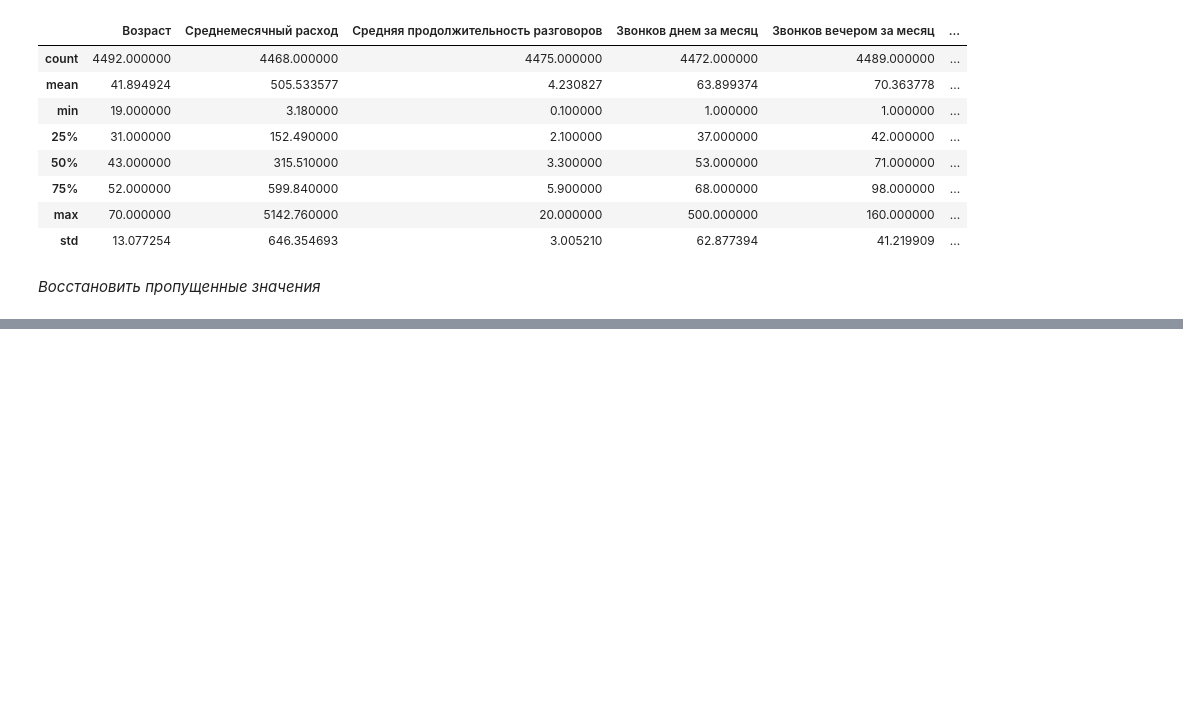
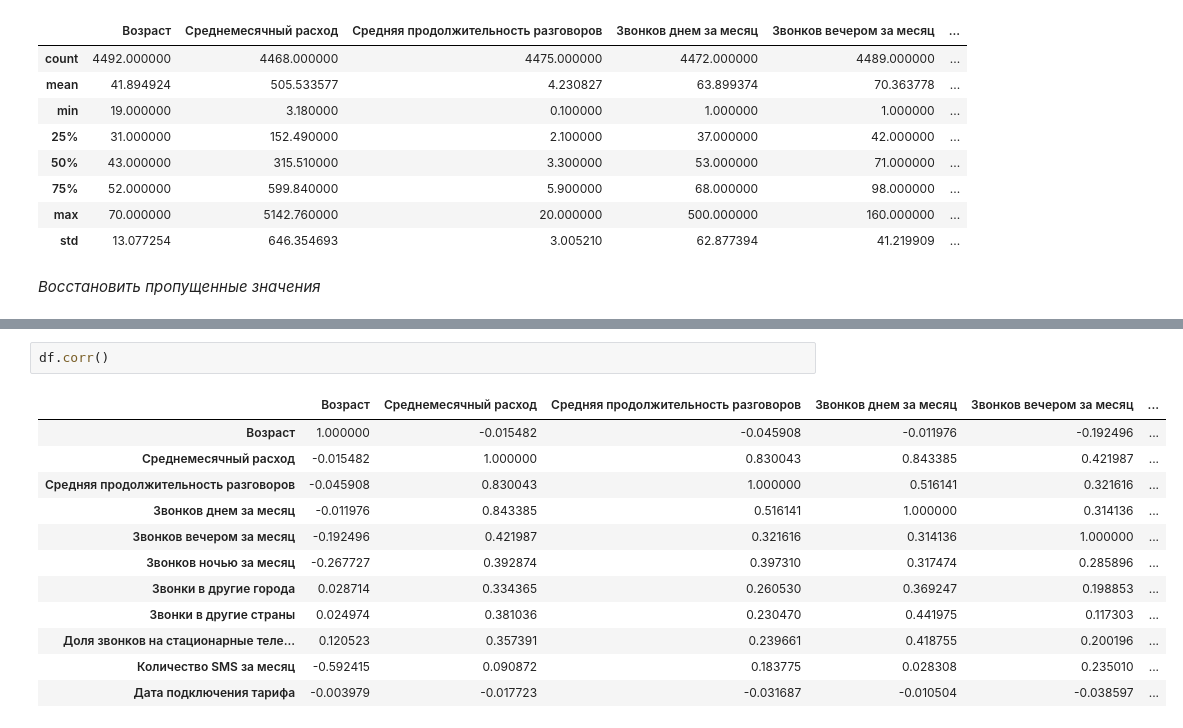
Before and after one commit to jenyadev3/Telecom-customer-base-segmentation, a Jupyter notebook: vkr_telecom.ipynb, the cells around one changed output, grey strips where cells are left out. Saved outputs shown, nothing was run; the diff lists cells and outputs as text; blank space fills up the shorter version.

```diff
--- a/vkr_telecom.ipynb
+++ b/vkr_telecom.ipynb
@@ -228,0 +220,15 @@ for col in cols:
+# %%
+df.corr()
+# %% [output]
+|  | Возраст | Среднемесячный расход | Средняя продолжительность разговоров | Звонков днем за месяц | Звонков вечером за месяц | ... |
+| Возраст | 1.000000 | -0.015482 | -0.045908 | -0.011976 | -0.192496 | ... |
+| Среднемесячный расход | -0.015482 | 1.000000 | 0.830043 | 0.843385 | 0.421987 | ... |
+| Средняя продолжительность разговоров | -0.045908 | 0.830043 | 1.000000 | 0.516141 | 0.321616 | ... |
+| Звонков днем за месяц | -0.011976 | 0.843385 | 0.516141 | 1.000000 | 0.314136 | ... |
+| Звонков вечером за месяц | -0.192496 | 0.421987 | 0.321616 | 0.314136 | 1.000000 | ... |
+| Звонков ночью за месяц | -0.267727 | 0.392874 | 0.397310 | 0.317474 | 0.285896 | ... |
+| Звонки в другие города | 0.028714 | 0.334365 | 0.260530 | 0.369247 | 0.198853 | ... |
+| Звонки в другие страны | 0.024974 | 0.381036 | 0.230470 | 0.441975 | 0.117303 | ... |
+| Доля звонков на стационарные теле... | 0.120523 | 0.357391 | 0.239661 | 0.418755 | 0.200196 | ... |
+| Количество SMS за месяц | -0.592415 | 0.090872 | 0.183775 | 0.028308 | 0.235010 | ... |
+| Дата подключения тарифа | -0.003979 | -0.017723 | -0.031687 | -0.010504 | -0.038597 | ... |
```
Also changed, not shown: parts of 27 cells of this notebook.
